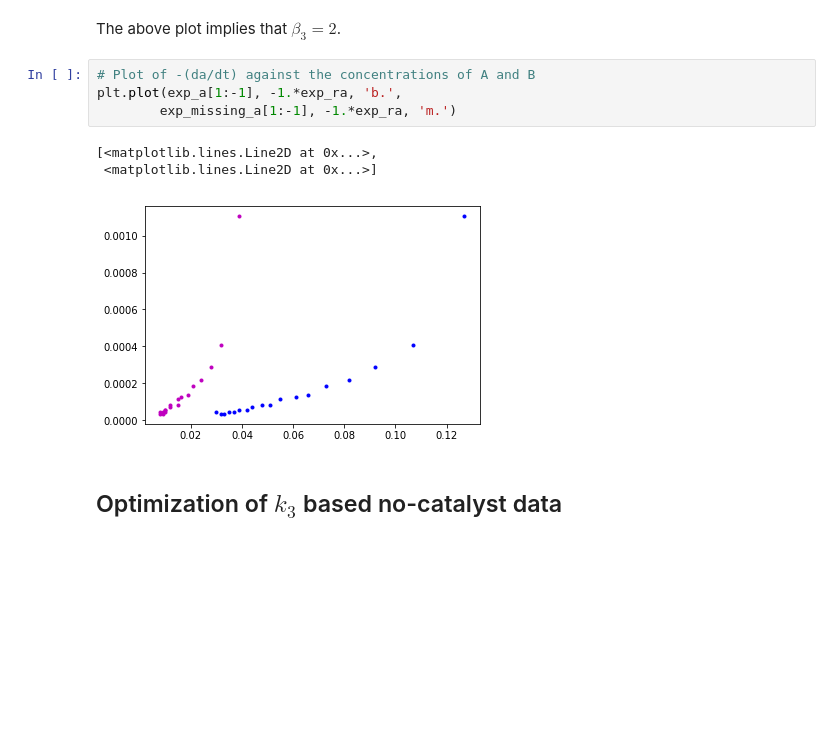
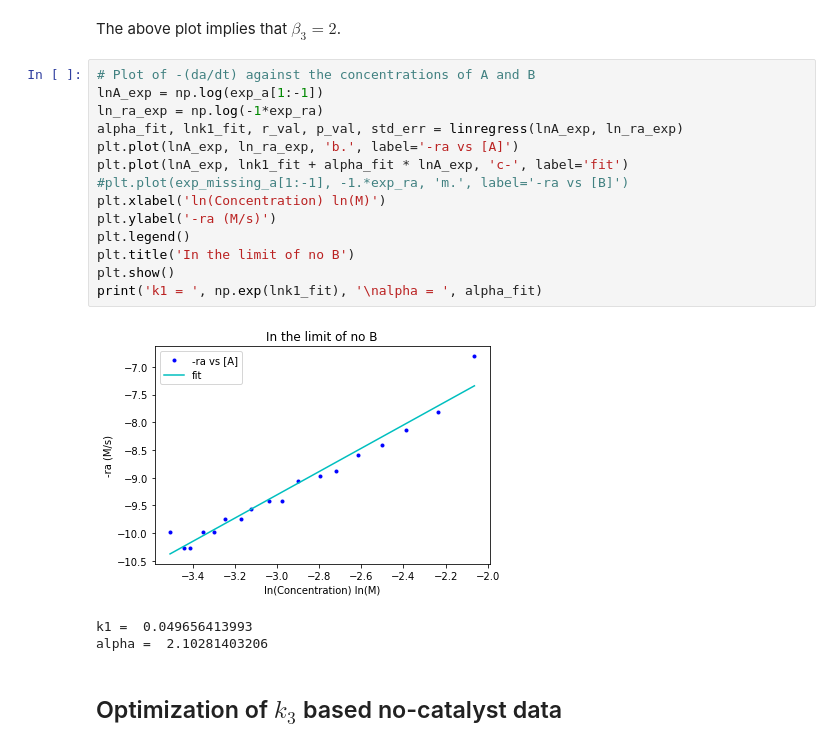
Before and after one commit to ayisakov/kinetics-project, a Jupyter notebook: validator.ipynb, the cells around one changed output. Drawn from its saved outputs; the diff is of its cells as text; blank space fills up the shorter version.

```diff
--- a/validator.ipynb
+++ b/validator.ipynb
@@ -185,14 +186,24 @@ plt.ylabel('$r_U$ (M/s)')
 [figure]
 # %% [markdown]
 The above plot implies that $\beta_3 = 2$.
-# %%
-# Plot of -(da/dt) against the concentrations of A and B
-plt.plot(exp_a[1:-1], -1.*exp_ra, 'b.',
-        exp_missing_a[1:-1], -1.*exp_ra, 'm.')
-# %% [output]
-[<matplotlib.lines.Line2D at 0x...>,
- <matplotlib.lines.Line2D at 0x...>]
-[figure, removed]
+# %%
+# Plot of -(da/dt) against the concentrations of A and B
+lnA_exp = np.log(exp_a[1:-1])
+ln_ra_exp = np.log(-1*exp_ra)
+alpha_fit, lnk1_fit, r_val, p_val, std_err = linregress(lnA_exp, ln_ra_exp)
+plt.plot(lnA_exp, ln_ra_exp, 'b.', label='-ra vs [A]')
+plt.plot(lnA_exp, lnk1_fit + alpha_fit * lnA_exp, 'c-', label='fit')
+#plt.plot(exp_missing_a[1:-1], -1.*exp_ra, 'm.', label='-ra vs [B]')
+plt.xlabel('ln(Concentration) ln(M)')
+plt.ylabel('-ra (M/s)')
+plt.legend()
+plt.title('In the limit of no B')
+plt.show()
+print('k1 = ', np.exp(lnk1_fit), '\nalpha = ', alpha_fit)
+# %% [output]
+[figure, added]
+k1 =  0.049656413993
+alpha =  2.10281403206
 # %% [markdown]
 ## Optimization of $k_3$ based no-catalyst data
 # %%
```
Also changed, not shown: parts of 4 cells of this notebook, 3 other files.
